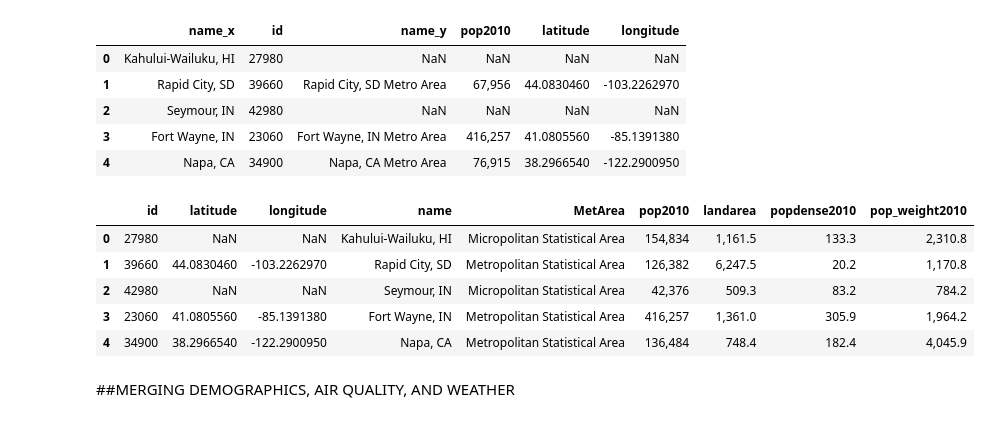
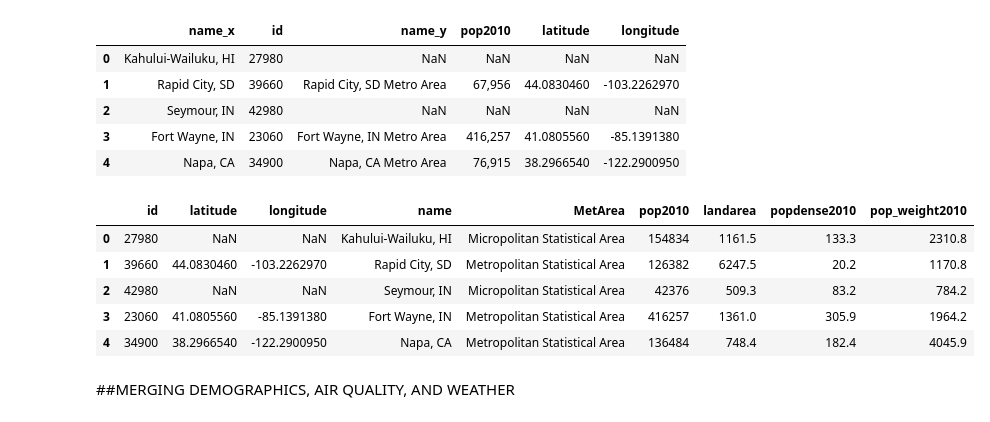
Before and after one commit to mchaffin17/AirPollutionFinalProject, a Jupyter notebook: PollutantData.ipynb, the cells around one changed output. Drawn from its saved outputs; the diff is of its cells as text; code cells hidden in the pictures.

```diff
--- a/PollutantData.ipynb
+++ b/PollutantData.ipynb
@@ -266,19 +267,33 @@ myFrame.merge(newdf,on='id',how='left').head()
 #Add latitude longitude
 intermediate = myFrame.merge(newdf,on='id',how='left')
 intermediate.drop(intermediate.columns[2],axis=1,inplace=True)
-# %%
-#Add population density
-DemoFrame = intermediate.merge(densityFile,on='id',how='left')
-DemoFrame.drop(DemoFrame.columns[[0,2]],axis=1,inplace=True)
-DemoFrame.columns=['id','latitude','longitude','name','MetArea','pop2010','landarea','popdense2010','pop_weight2010']
-DemoFrame.head()
-# %% [output]
-|  | id | latitude | longitude | name | MetArea | pop2010 | landarea | popdense2010 | pop_weight2010 |
-| 0 | 27980 | NaN | NaN | Kahului-Wailuku, HI | Micropolitan Statistical Area | 154,834 | 1,161.5 | 133.3 | 2,310.8 |
-| 1 | 39660 | 44.0830460 | -103.2262970 | Rapid City, SD | Metropolitan Statistical Area | 126,382 | 6,247.5 | 20.2 | 1,170.8 |
-| 2 | 42980 | NaN | NaN | Seymour, IN | Micropolitan Statistical Area | 42,376 | 509.3 | 83.2 | 784.2 |
-| 3 | 23060 | 41.0805560 | -85.1391380 | Fort Wayne, IN | Metropolitan Statistical Area | 416,257 | 1,361.0 | 305.9 | 1,964.2 |
-| 4 | 34900 | 38.2966540 | -122.2900950 | Napa, CA | Metropolitan Statistical Area | 136,484 | 748.4 | 182.4 | 4,045.9 |
+# %%
+#Add population density
+DemoFrame = intermediate.merge(densityFile,on='id',how='left')
+DemoFrame.drop(DemoFrame.columns[[0,2]],axis=1,inplace=True)
+DemoFrame.columns=['id','latitude','longitude','name','MetArea','pop2010','landarea','popdense2010','pop_weight2010']
+#Fix values that have commas like 1,049 and 1,170.8 so we can use them as floats later
+a = [str(x) for x in list(DemoFrame['popdense2010'].values)]
+b = [float(x.replace(",","")) for x in a]
+DemoFrame['popdense2010']=b
+a = [str(x) for x in list(DemoFrame['pop_weight2010'].values)]
+b = [float(x.replace(",","")) for x in a]
+DemoFrame['pop_weight2010']=b
+a = [str(x) for x in list(DemoFrame['landarea'].values)]
+b = [float(x.replace(",","")) for x in a]
+DemoFrame['landarea']=b
+a = [str(x) for x in list(DemoFrame['pop2010'].values)]
+b = [float(x.replace(",","")) for x in a]
+DemoFrame['pop2010']=b
+#View the frame
+DemoFrame.head()
+# %% [output]
+|  | id | latitude | longitude | name | MetArea | pop2010 | landarea | popdense2010 | pop_weight2010 |
+| 0 | 27980 | NaN | NaN | Kahului-Wailuku, HI | Micropolitan Statistical Area | 154834 | 1161.5 | 133.3 | 2310.8 |
+| 1 | 39660 | 44.0830460 | -103.2262970 | Rapid City, SD | Metropolitan Statistical Area | 126382 | 6247.5 | 20.2 | 1170.8 |
+| 2 | 42980 | NaN | NaN | Seymour, IN | Micropolitan Statistical Area | 42376 | 509.3 | 83.2 | 784.2 |
+| 3 | 23060 | 41.0805560 | -85.1391380 | Fort Wayne, IN | Metropolitan Statistical Area | 416257 | 1361.0 | 305.9 | 1964.2 |
+| 4 | 34900 | 38.2966540 | -122.2900950 | Napa, CA | Metropolitan Statistical Area | 136484 | 748.4 | 182.4 | 4045.9 |
 # %% [markdown]
 ##MERGING DEMOGRAPHICS, AIR QUALITY, AND WEATHER
 # %% [markdown]
```
Also changed, not shown: parts of 12 cells of this notebook, 3 other files.
